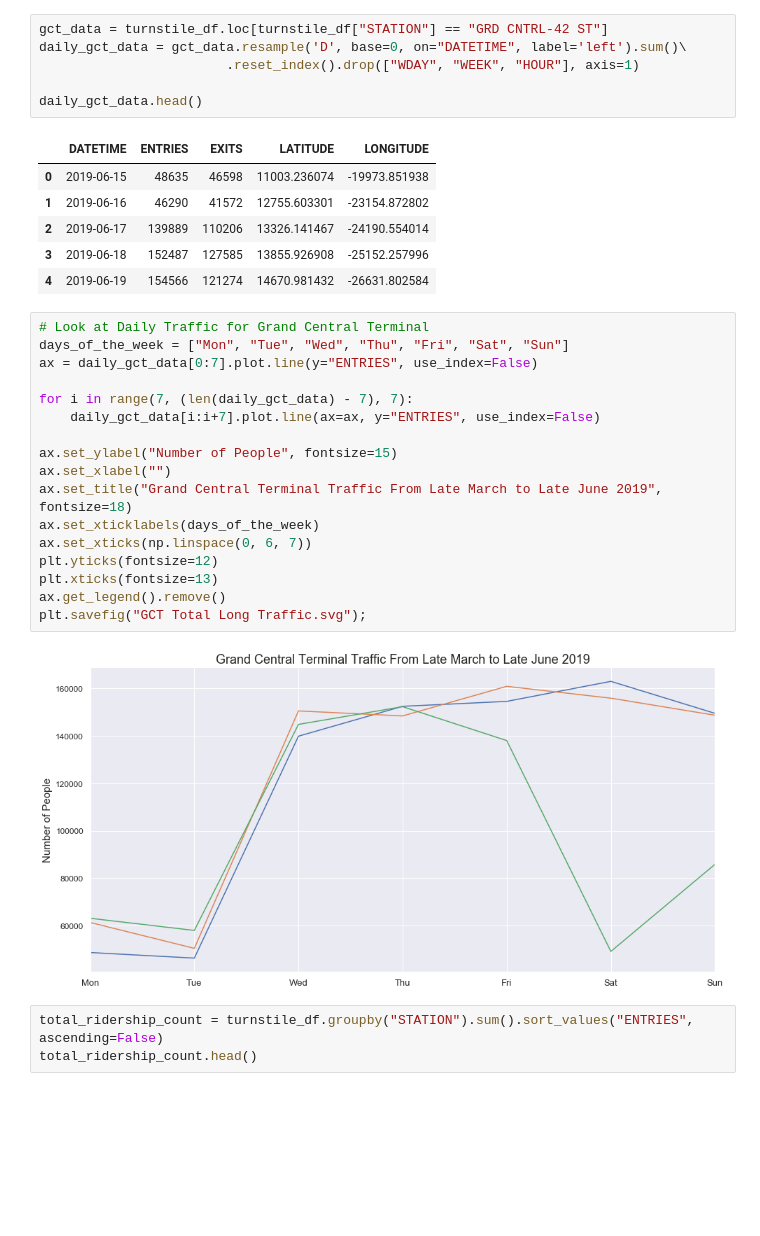
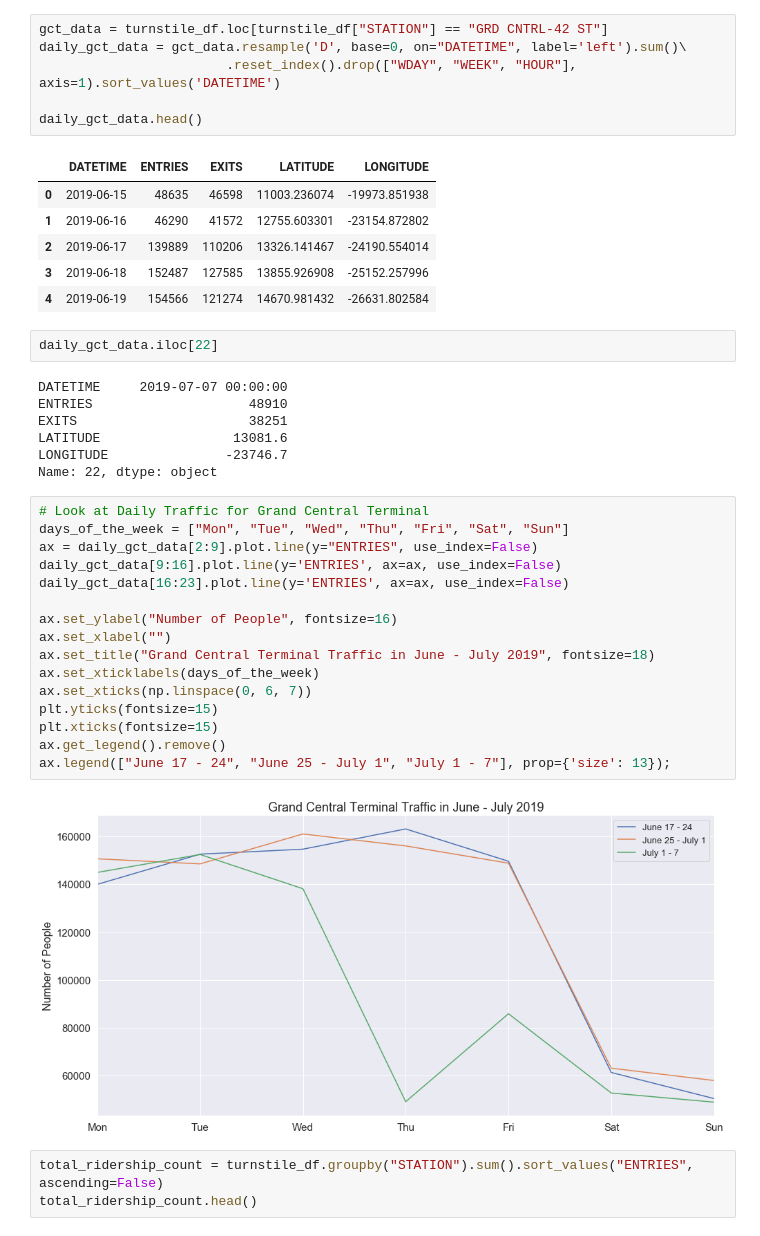
Before and after one commit to lucasastorian/MTA-Turnstile-Analysis, a Jupyter notebook: turnstile_data_exploration.ipynb, the cells around one changed output. Saved outputs shown, nothing was run; the diff lists cells and outputs as text; blank space fills up the shorter version.

Commit message:
Changed another chart

```diff
--- a/turnstile_data_exploration.ipynb
+++ b/turnstile_data_exploration.ipynb
@@ -166,7 +166,7 @@ ax.legend(["Entries", "Exits"], prop={'size': 12});
 # %%
 gct_data = turnstile_df.loc[turnstile_df["STATION"] == "GRD CNTRL-42 ST"]
 daily_gct_data = gct_data.resample('D', base=0, on="DATETIME", label='left').sum()\
-                        .reset_index().drop(["WDAY", "WEEK", "HOUR"], axis=1)
+                        .reset_index().drop(["WDAY", "WEEK", "HOUR"], axis=1).sort_values('DATETIME')
 
 daily_gct_data.head()
 # %% [output]
@@ -176,25 +176,33 @@ daily_gct_data.head()
 | 2 | 2019-06-17 | 139889 | 110206 | 13326.141467 | -24190.554014 |
 | 3 | 2019-06-18 | 152487 | 127585 | 13855.926908 | -25152.257996 |
 | 4 | 2019-06-19 | 154566 | 121274 | 14670.981432 | -26631.802584 |
+# %%
+daily_gct_data.iloc[22]
+# %% [output]
+DATETIME     2019-07-07 00:00:00
+ENTRIES                    48910
+EXITS                      38251
+LATITUDE                 13081.6
+LONGITUDE               -23746.7
+Name: 22, dtype: object
 # %%
 # Look at Daily Traffic for Grand Central Terminal
 days_of_the_week = ["Mon", "Tue", "Wed", "Thu", "Fri", "Sat", "Sun"]
-ax = daily_gct_data[0:7].plot.line(y="ENTRIES", use_index=False)
+ax = daily_gct_data[2:9].plot.line(y="ENTRIES", use_index=False)
+daily_gct_data[9:16].plot.line(y='ENTRIES', ax=ax, use_index=False)
+daily_gct_data[16:23].plot.line(y='ENTRIES', ax=ax, use_index=False)
 
-for i in range(7, (len(daily_gct_data) - 7), 7):
-    daily_gct_data[i:i+7].plot.line(ax=ax, y="ENTRIES", use_index=False)
-
-ax.set_ylabel("Number of People", fontsize=15)
+ax.set_ylabel("Number of People", fontsize=16)
 ax.set_xlabel("")
-ax.set_title("Grand Central Terminal Traffic From Late March to Late June 2019", fontsize=18)
+ax.set_title("Grand Central Terminal Traffic in June - July 2019", fontsize=18)
 ax.set_xticklabels(days_of_the_week)
 ax.set_xticks(np.linspace(0, 6, 7))
-plt.yticks(fontsize=12)
-plt.xticks(fontsize=13)
+plt.yticks(fontsize=15)
+plt.xticks(fontsize=15)
 ax.get_legend().remove()
-plt.savefig("GCT Total Long Traffic.svg");
+ax.legend(["June 17 - 24", "June 25 - July 1", "July 1 - 7"], prop={'size': 13});
 # %% [output]
-[figure, old version]
+[figure, new version]
 # %%
 total_ridership_count = turnstile_df.groupby("STATION").sum().sort_values("ENTRIES", ascending=False)
 total_ridership_count.head()
```
Also changed, not shown: 2 other files.
